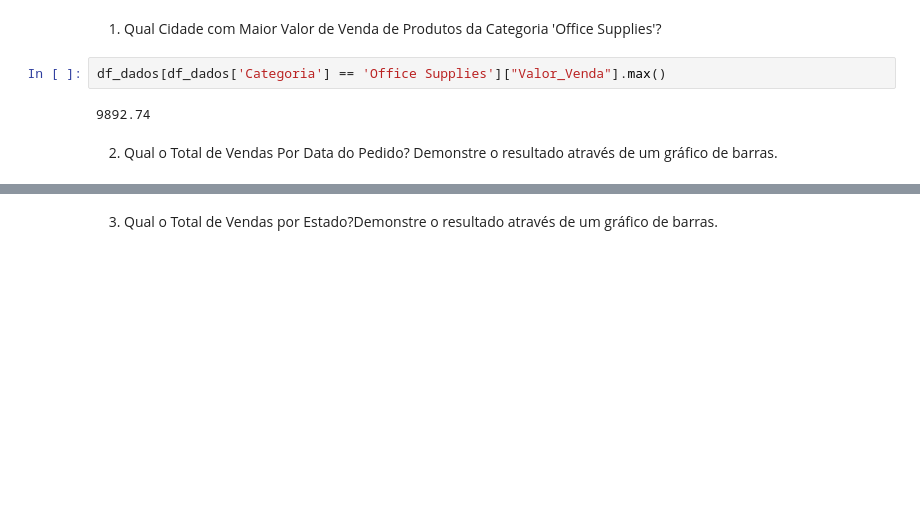
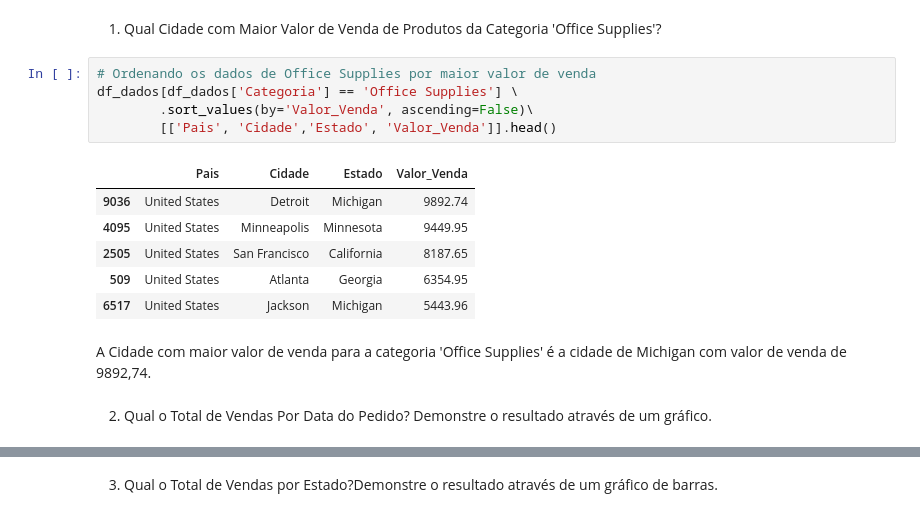
Before and after one commit to prisciladalepiane/data_sci_py, a Jupyter notebook: Projetos/Projeto2.ipynb, the cells around one changed output, grey strips where cells are left out. Cells and saved outputs as stored; diff of their text form; blank space fills up the shorter version.

```diff
--- a/Projetos/Projeto2.ipynb
+++ b/Projetos/Projeto2.ipynb
@@ -76,9 +109,19 @@ df_dados.sample(3)
 ### Perguntas de negócio:
 # %% [markdown]
 1) Qual Cidade com Maior Valor de Venda de Produtos da Categoria 'Office Supplies'?
-# %%
-df_dados[df_dados['Categoria'] == 'Office Supplies']["Valor_Venda"].max()
-# %% [output]
-9892.74
+# %%
+# Ordenando os dados de Office Supplies por maior valor de venda
+df_dados[df_dados['Categoria'] == 'Office Supplies'] \
+        .sort_values(by='Valor_Venda', ascending=False)\
+        [['Pais', 'Cidade','Estado', 'Valor_Venda']].head()
+# %% [output]
+|  | Pais | Cidade | Estado | Valor_Venda |
+| 9036 | United States | Detroit | Michigan | 9892.74 |
+| 4095 | United States | Minneapolis | Minnesota | 9449.95 |
+| 2505 | United States | San Francisco | California | 8187.65 |
+| 509 | United States | Atlanta | Georgia | 6354.95 |
+| 6517 | United States | Jackson | Michigan | 5443.96 |
+# %% [markdown]
+A Cidade com maior valor de venda para a categoria 'Office Supplies' é a cidade de Michigan com valor de venda de 9892,74.
 # %% [markdown]
-2) Qual o Total de Vendas Por Data do Pedido? Demonstre o resultado através de um gráfico de barras.
+2) Qual o Total de Vendas Por Data do Pedido? Demonstre o resultado através de um gráfico.
```
Also changed, not shown: parts of 6 cells of this notebook.
